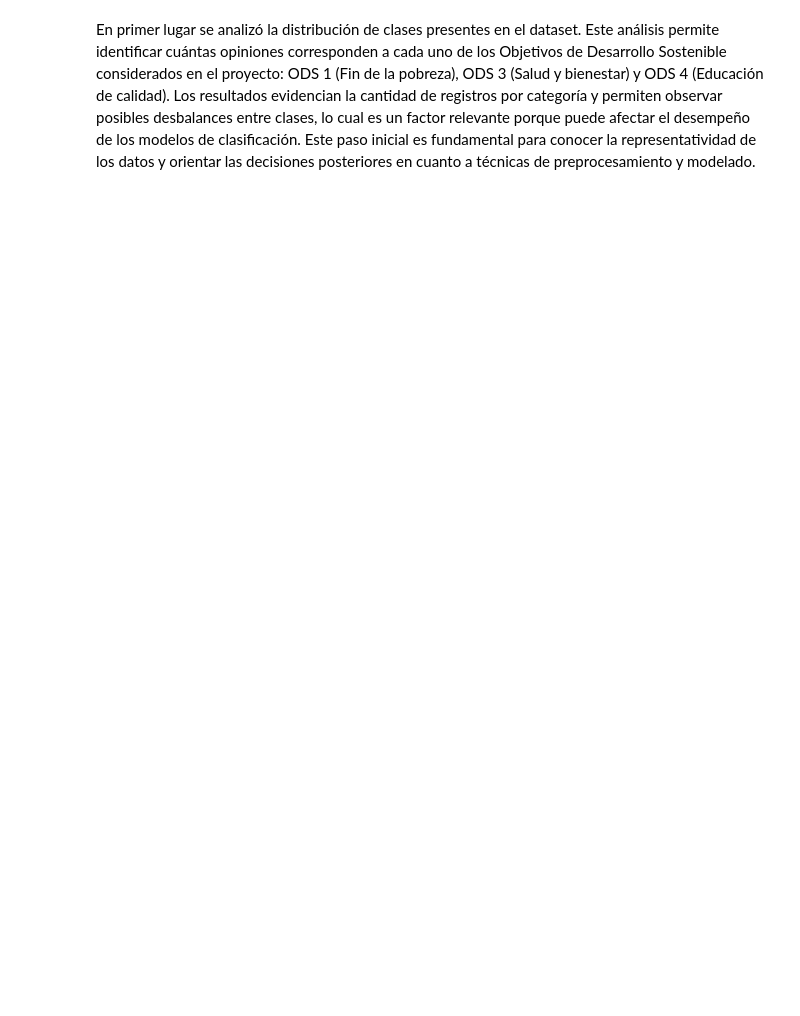
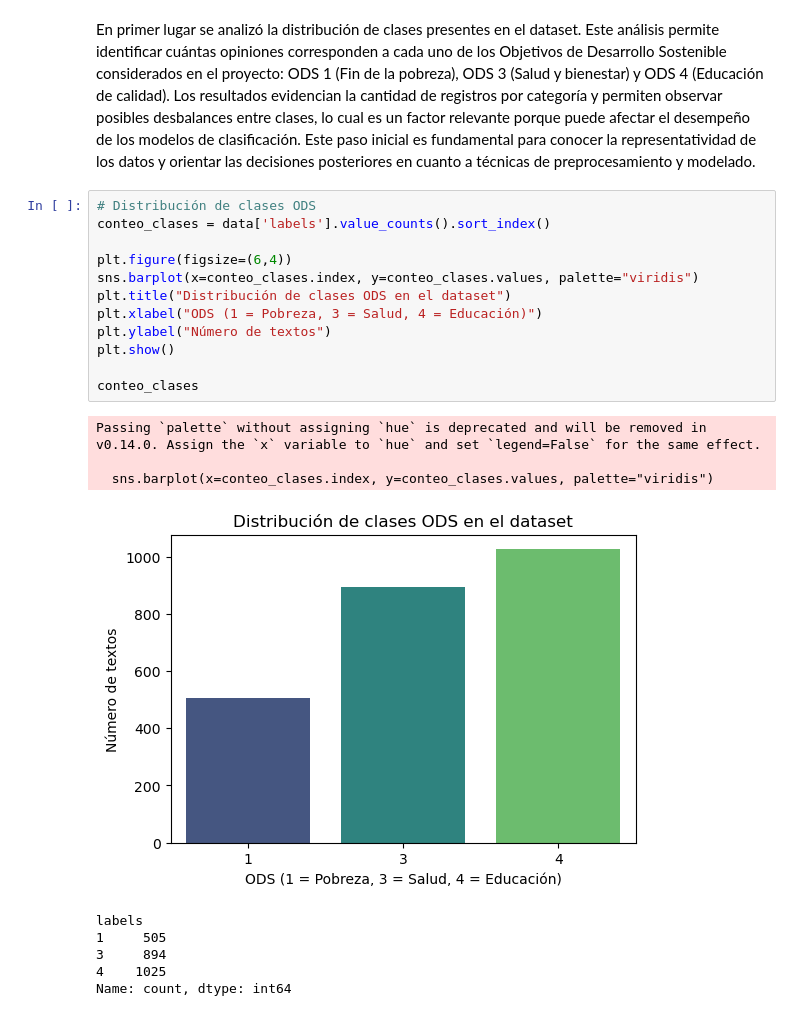
Before and after one commit to carvafel/Proyecto-1---BI, a Jupyter notebook: analisis.ipynb, the cells around one changed output. Drawn from its saved outputs; the diff is of its cells as text; blank space fills up the shorter version.

```diff
--- a/analisis.ipynb
+++ b/analisis.ipynb
@@ -56,2 +58,24 @@ memory usage: 38.0+ KB
 # %% [markdown]
 En primer lugar se analizó la distribución de clases presentes en el dataset. Este análisis permite identificar cuántas opiniones corresponden a cada uno de los Objetivos de Desarrollo Sostenible considerados en el proyecto: ODS 1 (Fin de la pobreza), ODS 3 (Salud y bienestar) y ODS 4 (Educación de calidad). Los resultados evidencian la cantidad de registros por categoría y permiten observar posibles desbalances entre clases, lo cual es un factor relevante porque puede afectar el desempeño de los modelos de clasificación. Este paso inicial es fundamental para conocer la representatividad de los datos y orientar las decisiones posteriores en cuanto a técnicas de preprocesamiento y modelado.
+# %%
+# Distribución de clases ODS
+conteo_clases = data['labels'].value_counts().sort_index()
+
+plt.figure(figsize=(6,4))
+sns.barplot(x=conteo_clases.index, y=conteo_clases.values, palette="viridis")
+plt.title("Distribución de clases ODS en el dataset")
+plt.xlabel("ODS (1 = Pobreza, 3 = Salud, 4 = Educación)")
+plt.ylabel("Número de textos")
+plt.show()
+
+conteo_clases
+# %% [output]
+Passing `palette` without assigning `hue` is deprecated and will be removed in v0.14.0. Assign the `x` variable to `hue` and set `legend=False` for the same effect.
+
+  sns.barplot(x=conteo_clases.index, y=conteo_clases.values, palette="viridis")
+[figure, added]
+labels
+1     505
+3     894
+4    1025
+Name: count, dtype: int64
```
Also changed, not shown: parts of 14 cells of this notebook, 1 other file.
